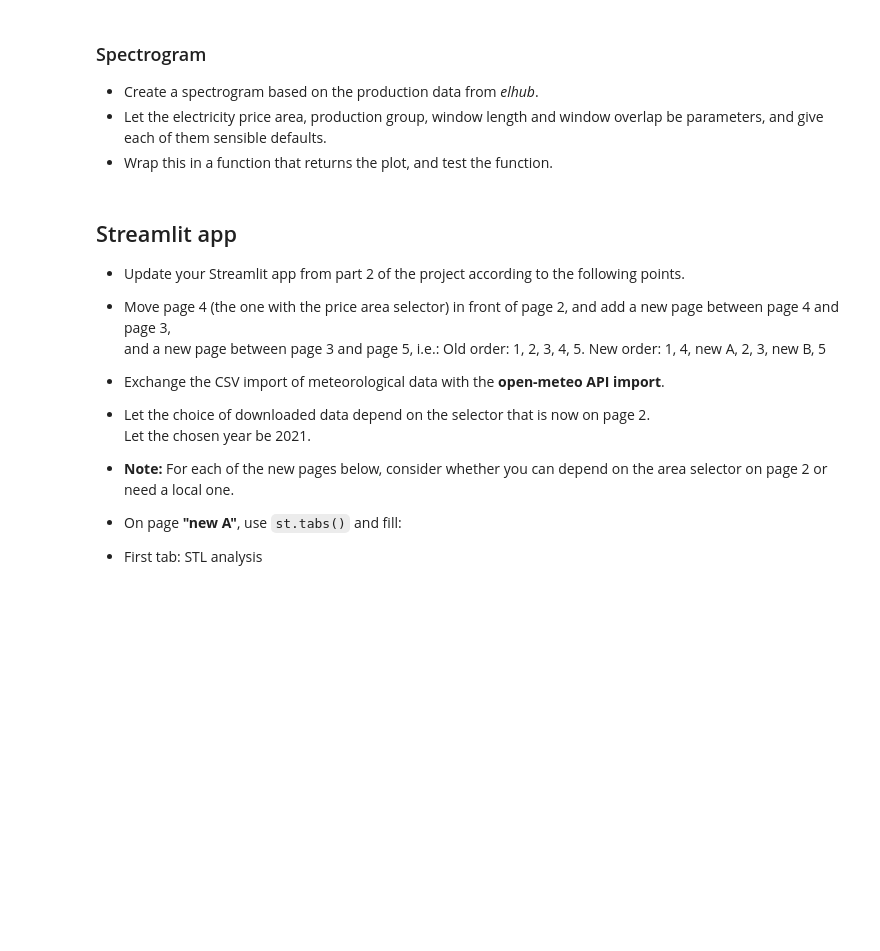
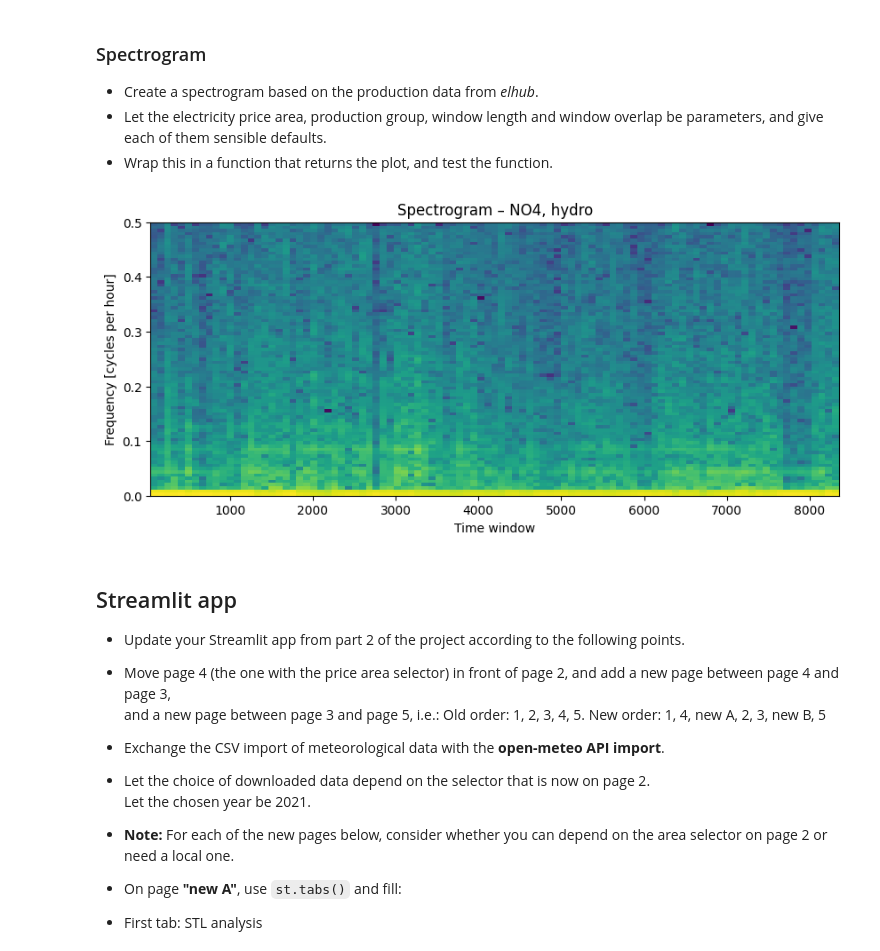
Before and after one commit to rajern/ind320-rajvir, a Jupyter notebook: notebooks/assignment3.ipynb, the cells around one changed output. Cells and saved outputs as stored; diff of their text form; code cells hidden in the pictures; blank space fills up the shorter version.

```diff
--- a/notebooks/assignment3.ipynb
+++ b/notebooks/assignment3.ipynb
@@ -82,3 +470,16 @@
+# %%
+# Test the spectrogram function on Elhub data
+fig_spec, ax_spec = plot_spectrogram_elhub(
+    df_elhub,
+    area="NO4",
+    group="hydro",
+    window_length=24*7,
+    window_overlap=0.5,
+)
+
+plt.show()
+# %% [output]
+[figure, added]
 # %% [markdown]
 ## Streamlit app
 
```
Also changed, not shown: parts of 15 cells of this notebook.
